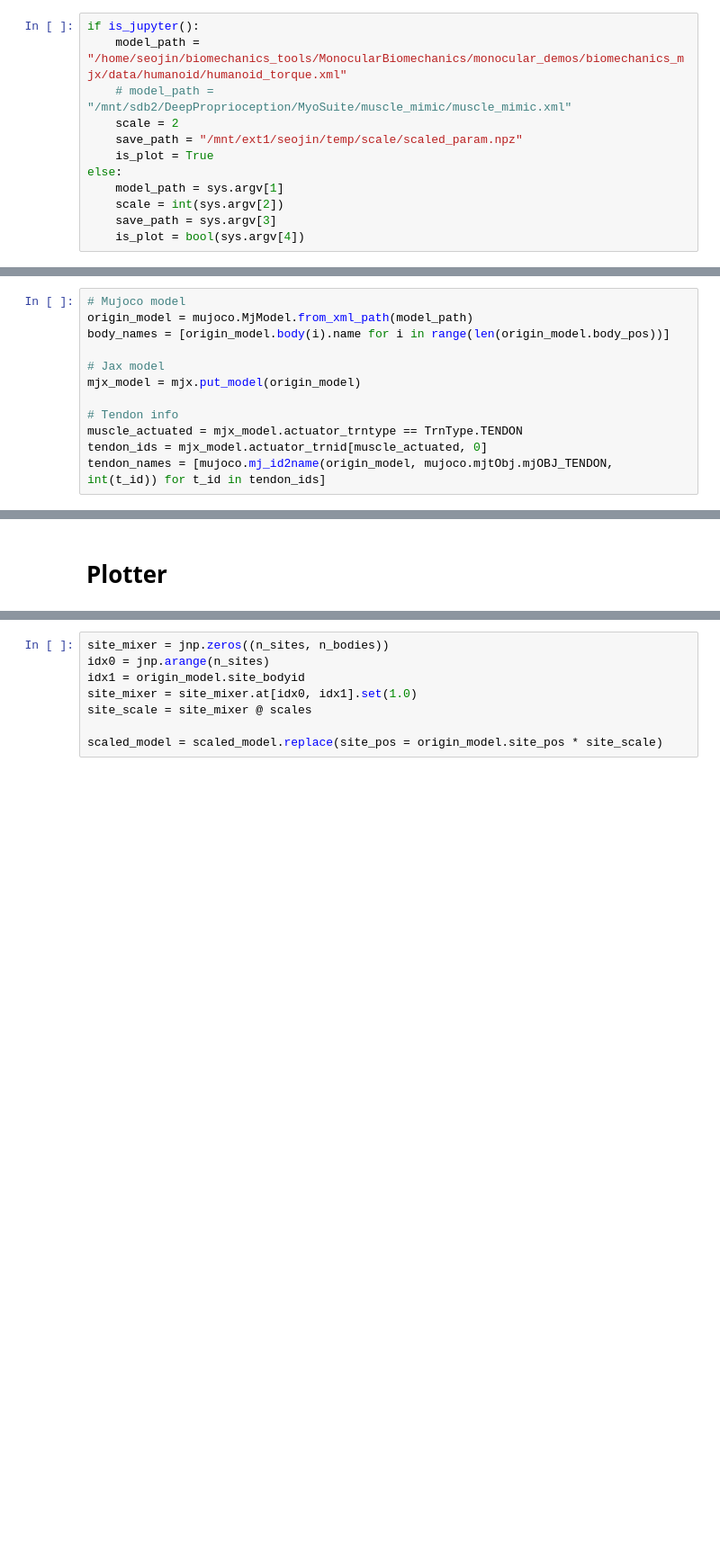
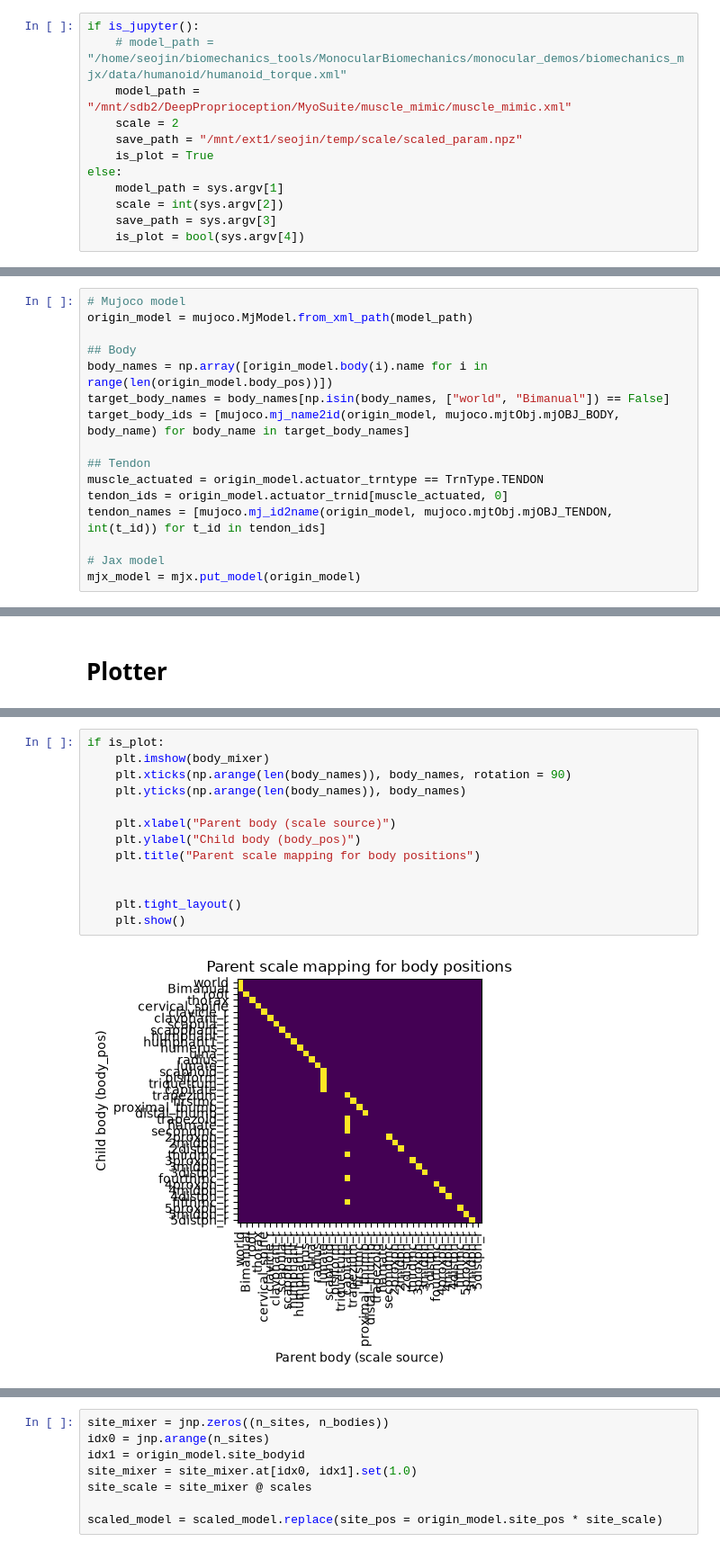
Before and after one commit to SeojinYoon/StudyForMyoSuite, a Jupyter notebook: Mujoco/Scaling/scale_mjx_model.ipynb, the cells around one changed output, grey strips where cells are left out. Shown at 90% size. Drawn from its saved outputs; the diff is of its cells as text; blank space fills up the shorter version.

```diff
--- a/Mujoco/Scaling/scale_mjx_model.ipynb
+++ b/Mujoco/Scaling/scale_mjx_model.ipynb
@@ -39,8 +39,8 @@ from jupyter_util import is_jupyter
 # Params
 # %%
 if is_jupyter():
-    model_path = "/home/seojin/biomechanics_tools/MonocularBiomechanics/monocular_demos/biomechanics_mjx/data/humanoid/humanoid_torque.xml"
-    # model_path = "/mnt/sdb2/DeepProprioception/MyoSuite/muscle_mimic/muscle_mimic.xml"
+    # model_path = "/home/seojin/biomechanics_tools/MonocularBiomechanics/monocular_demos/biomechanics_mjx/data/humanoid/humanoid_torque.xml"
+    model_path = "/mnt/sdb2/DeepProprioception/MyoSuite/muscle_mimic/muscle_mimic.xml"
     scale = 2
     save_path = "/mnt/ext1/seojin/temp/scale/scaled_param.npz"
     is_plot = True
@@ -54,15 +54,19 @@ else:
 # %%
 # Mujoco model
 origin_model = mujoco.MjModel.from_xml_path(model_path)
-body_names = [origin_model.body(i).name for i in range(len(origin_model.body_pos))]
+
+## Body
+body_names = np.array([origin_model.body(i).name for i in range(len(origin_model.body_pos))])
+target_body_names = body_names[np.isin(body_names, ["world", "Bimanual"]) == False]
+target_body_ids = [mujoco.mj_name2id(origin_model, mujoco.mjtObj.mjOBJ_BODY, body_name) for body_name in target_body_names]
+
+## Tendon
+muscle_actuated = origin_model.actuator_trntype == TrnType.TENDON
+tendon_ids = origin_model.actuator_trnid[muscle_actuated, 0]
+tendon_names = [mujoco.mj_id2name(origin_model, mujoco.mjtObj.mjOBJ_TENDON, int(t_id)) for t_id in tendon_ids]
 
 # Jax model
 mjx_model = mjx.put_model(origin_model)
-
-# Tendon info
-muscle_actuated = mjx_model.actuator_trntype == TrnType.TENDON
-tendon_ids = mjx_model.actuator_trnid[muscle_actuated, 0]
-tendon_names = [mujoco.mj_id2name(origin_model, mujoco.mjtObj.mjOBJ_TENDON, int(t_id)) for t_id in tendon_ids]
 # %% [markdown]
 # Constants
 # %%
@@ -88,0 +96,15 @@ scaled_model = mjx_model.replace(body_pos = mjx_model.body_pos * body_scale)
+# %%
+if is_plot:
+    plt.imshow(body_mixer)
+    plt.xticks(np.arange(len(body_names)), body_names, rotation = 90)
+    plt.yticks(np.arange(len(body_names)), body_names)
+
+    plt.xlabel("Parent body (scale source)")
+    plt.ylabel("Child body (body_pos)")
+    plt.title("Parent scale mapping for body positions")
+
+
+    plt.tight_layout()
+    plt.show()
+# %% [output]
+[figure, added]
```
Also changed, not shown: parts of 9 cells of this notebook, 1 other file.
